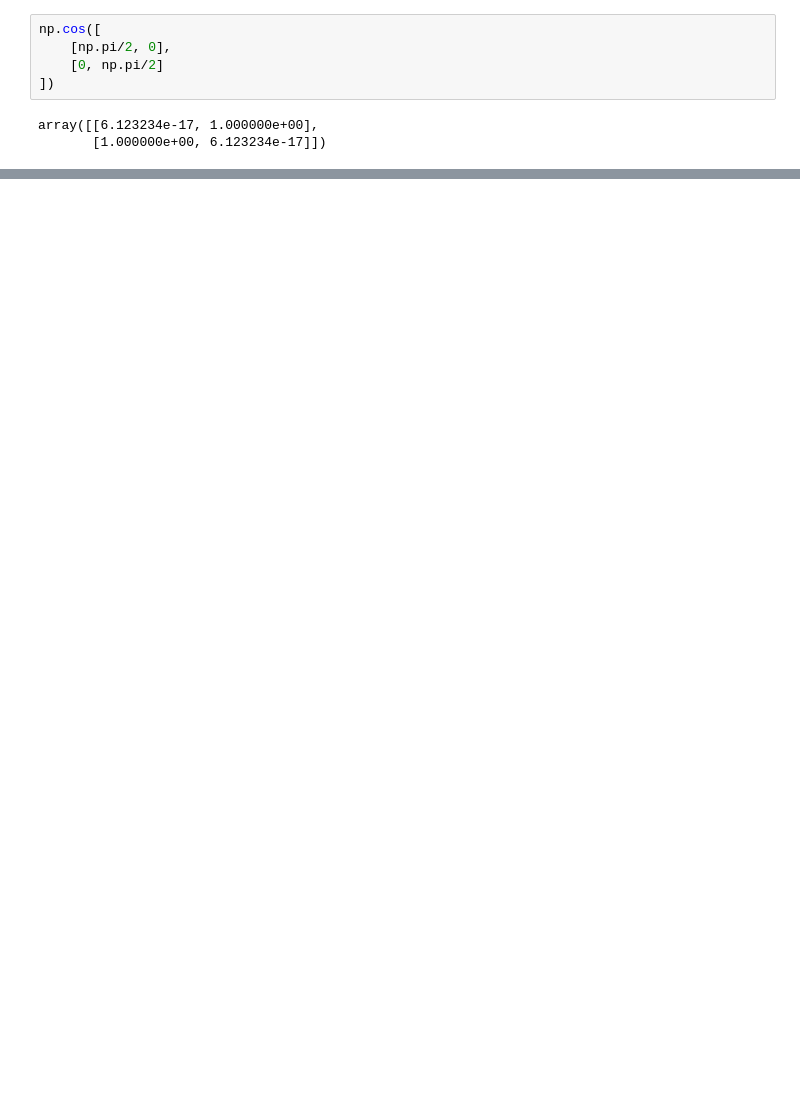
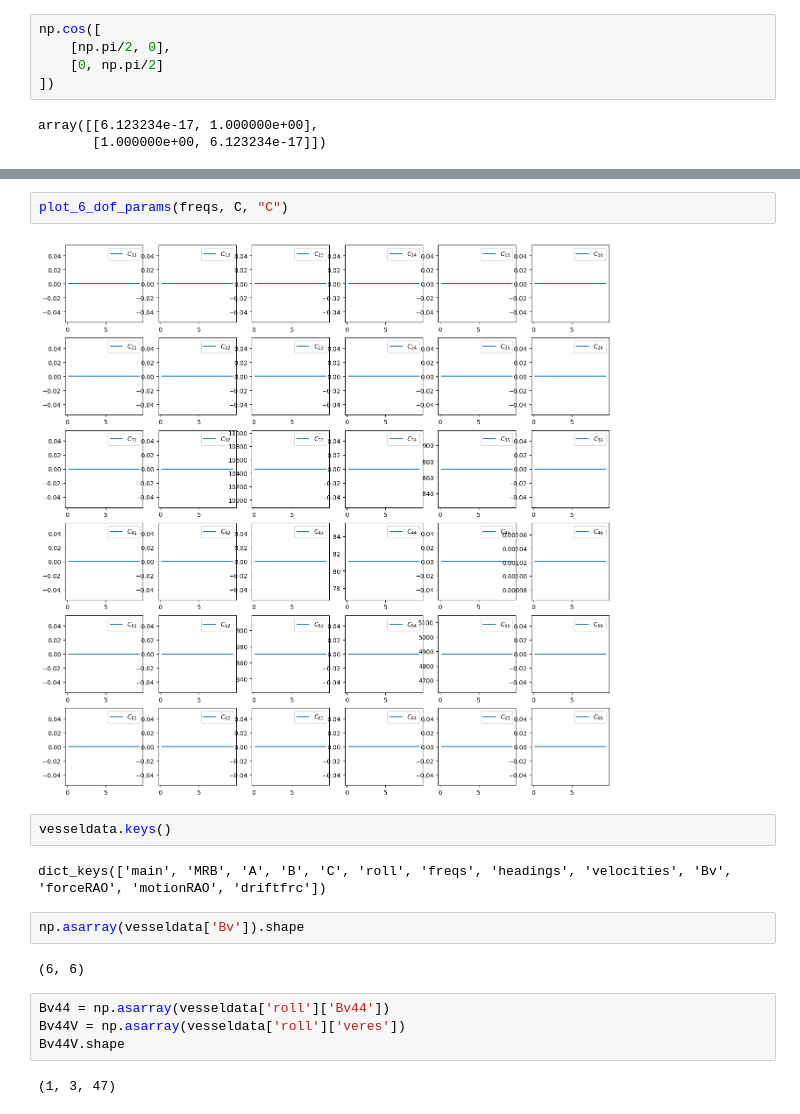
Before and after one commit to janerikhy/Wave-Model, a Jupyter notebook: notebooks/data_analysis.ipynb, the cells around one changed output, grey strips where cells are left out. Saved outputs shown, nothing was run; the diff lists cells and outputs as text; blank space fills up the shorter version.

```diff
--- a/notebooks/data_analysis.ipynb
+++ b/notebooks/data_analysis.ipynb
@@ -169,0 +201,18 @@ array([[6.123234e-17, 1.000000e+00],
+# %%
+plot_6_dof_params(freqs, C, "C")
+# %% [output]
+[figure, added]
+# %%
+vesseldata.keys()
+# %% [output]
+dict_keys(['main', 'MRB', 'A', 'B', 'C', 'roll', 'freqs', 'headings', 'velocities', 'Bv', 'forceRAO', 'motionRAO', 'driftfrc'])
+# %%
+np.asarray(vesseldata['Bv']).shape
+# %% [output]
+(6, 6)
+# %%
+Bv44 = np.asarray(vesseldata['roll']['Bv44'])
+Bv44V = np.asarray(vesseldata['roll']['veres'])
+Bv44V.shape
+# %% [output]
+(1, 3, 47)
```
Also changed, not shown: parts of 18 cells of this notebook, 2 other files.
